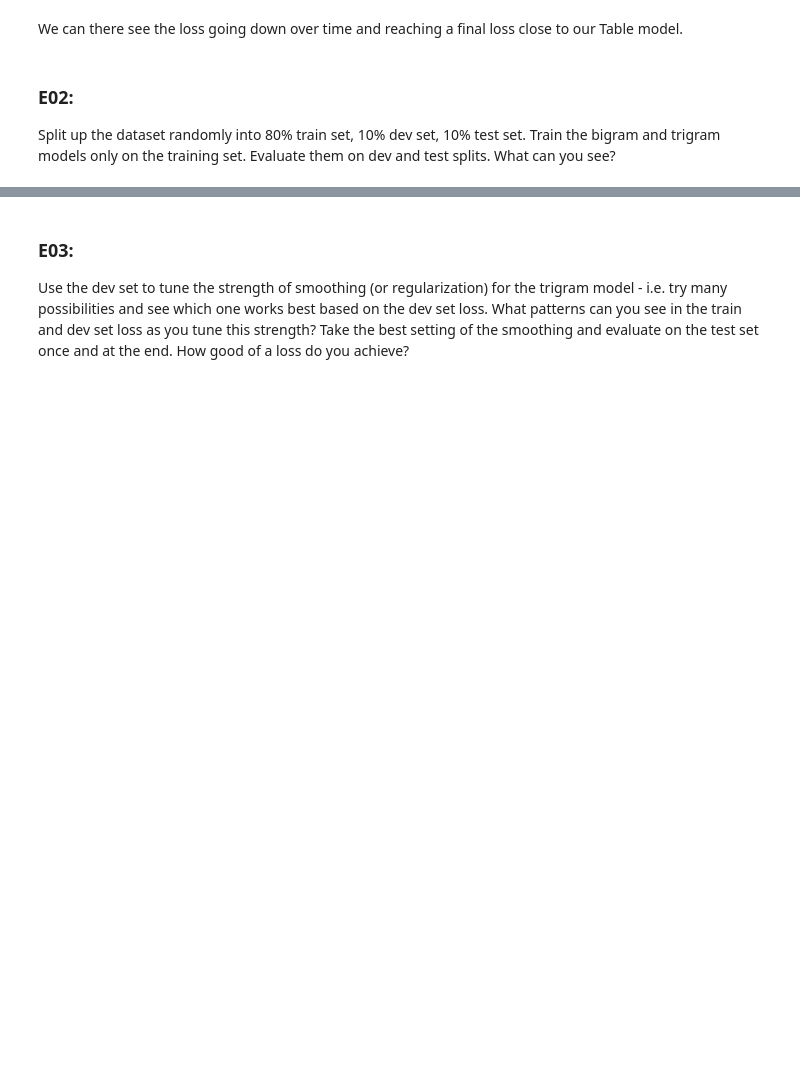
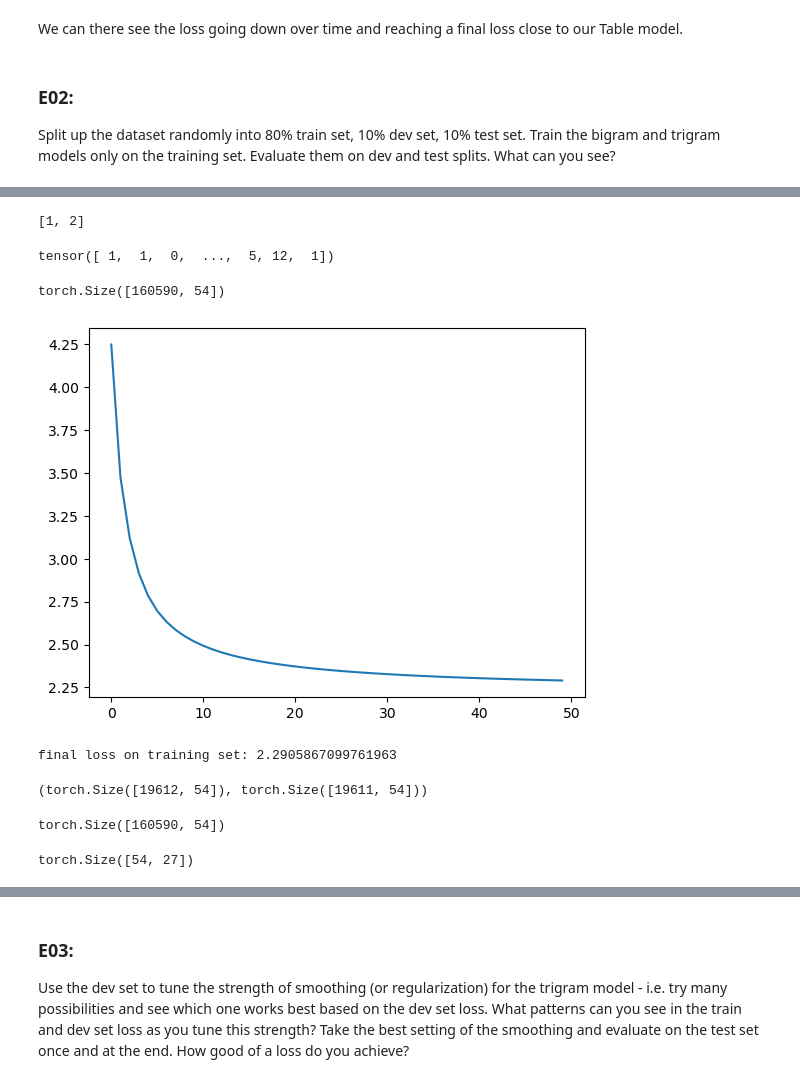
Before and after one commit to aaboshaisha/neural-networks-Karpathy, a Jupyter notebook: makemore1-exercises.ipynb, the cells around one changed output, grey strips where cells are left out. Drawn from its saved outputs; the diff is of its cells as text; code cells hidden in the pictures; blank space fills up the shorter version.

```diff
--- a/makemore1-exercises.ipynb
+++ b/makemore1-exercises.ipynb
@@ -719,0 +724,3 @@ Split up the dataset randomly into 80% train set, 10% dev set, 10% test set. Tra
+# %%
+n = round(0.2 * ys.shape[0])
+n
@@ -719,0 +735,7 @@ Split up the dataset randomly into 80% train set, 10% dev set, 10% test set. Tra
+# %%
+# generate some random indices, save them and use them as
+rand_ixs = [random.randrange(ys.shape[0]) for _ in range(n)]
+dev_ixs = rand_ixs[0:round(n/2)]
+test_ixs = rand_ixs[round(n/2): ]
+train_ixs = list(set(range(ys.shape[0])) - set(rand_ixs))
+len(dev_ixs) + len(test_ixs) == n
@@ -719,0 +754,66 @@ Split up the dataset randomly into 80% train set, 10% dev set, 10% test set. Tra
+# %%
+# subtracting two lists
+a = [1, 2, 3, 4]
+b = [3, 4]
+
+list(set(a) - set(b))
+# %% [output]
+[1, 2]
+# %%
+ys[dev_ixs]
+# %% [output]
+tensor([ 1,  1,  0,  ...,  5, 12,  1])
+# %%
+# get the split datasets
+xtrain = xenc[train_ixs]
+ytrain = ys[train_ixs]
+
+xdev = xenc[dev_ixs]
+ydev = ys[dev_ixs]
+
+xtest = xenc[test_ixs]
+ytest = ys[test_ixs]
+# %%
+xtrain.shape
+# %% [output]
+torch.Size([160590, 54])
+# %%
+# train on the train set only
+W_train = torch.randn((xtrain.shape[1], 27), requires_grad=True).float()
+n_epochs = 50
+losses = []
+
+for _ in range(n_epochs):
+
+    #forward pass
+    logits = xtrain@W_train
+    counts = logits.exp()
+    probs = counts / counts.sum(dim=1, keepdims=True)
+    loss = - probs[torch.arange(ytrain.shape[0]), ytrain].log().mean()
+    #print(f'loss: {loss.item()}')
+    losses.append(loss.item())
+
+    #backward pass
+    W_train.grad = None
+    loss.backward()
+    W_train.data -= 50 * W_train.grad
+# %%
+plt.plot(range(n_epochs), losses);
+# %% [output]
+[figure, added]
+# %%
+print(f'final loss on training set: {losses[-1]}')
+# %% [output]
+final loss on training set: 2.2905867099761963
+# %%
+xdev.shape, xtest.shape
+# %% [output]
+(torch.Size([19612, 54]), torch.Size([19611, 54]))
+# %%
+xtrain.shape
+# %% [output]
+torch.Size([160590, 54])
+# %%
+W_train.shape
+# %% [output]
+torch.Size([54, 27])
```
Also changed, not shown: parts of 22 cells of this notebook.
